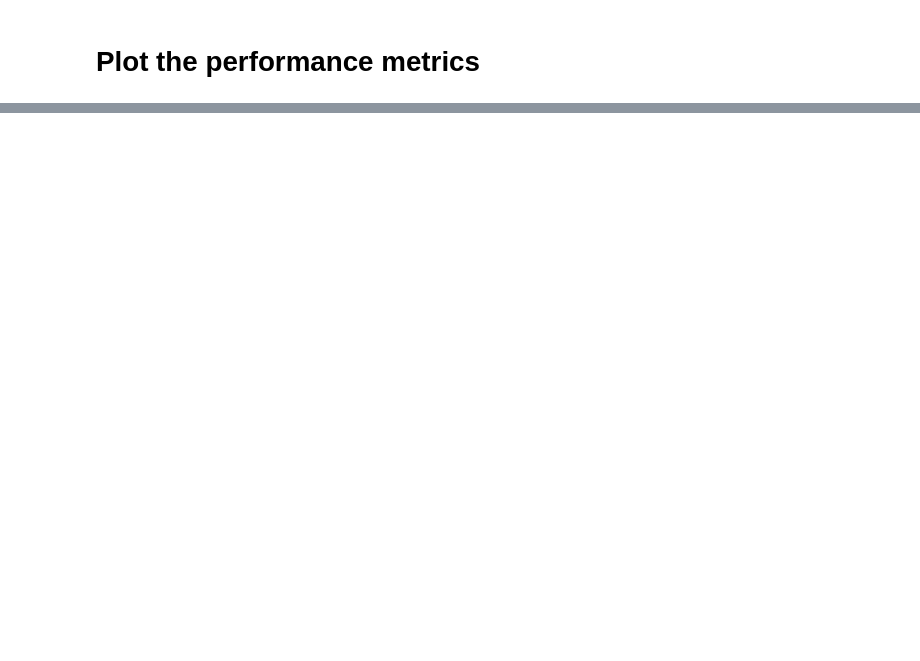
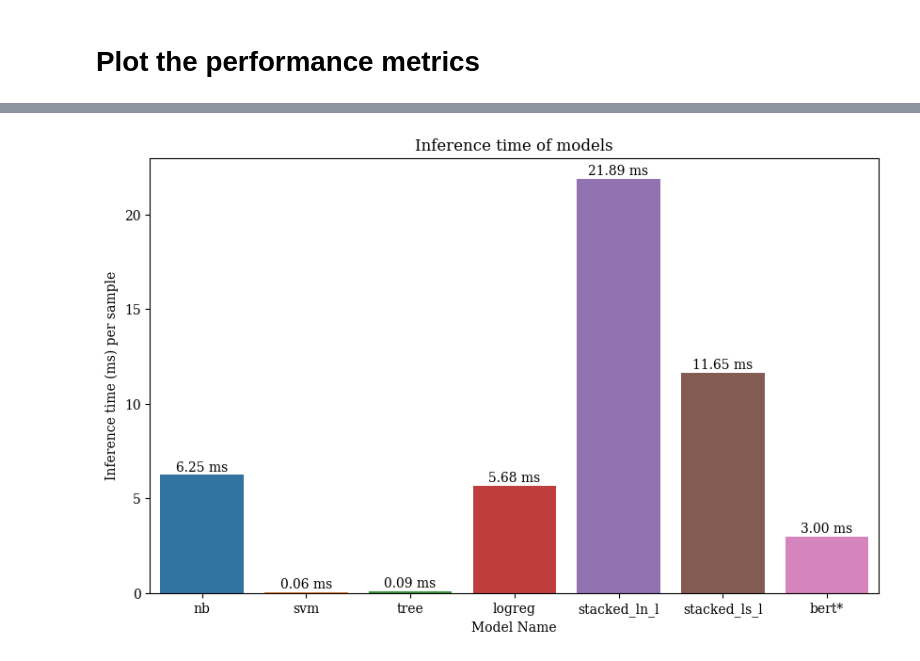
Before and after one commit to CeleritasML/sommelier-app, a Jupyter notebook: notebooks/stacking.ipynb, the cells around one changed output, grey strips where cells are left out. Cells and saved outputs as stored; diff of their text form; code cells hidden in the pictures; blank space fills up the shorter version.

```diff
--- a/notebooks/stacking.ipynb
+++ b/notebooks/stacking.ipynb
@@ -573,0 +594,22 @@ plot_metric(
+# %%
+import time
+
+
+def profile_infer(model, vectorizer, texts):
+    """Profile inference time of model on texts"""
+    start_time = time.time()
+    for text in texts:
+        vector = vectorizer.transform([text])
+        model.predict(vector)
+    end_time = time.time()
+    return (end_time - start_time) / len(texts) * 1000
+# %%
+infer_times = {}
+
+for model_name in ["nb", "svm", "tree", "logreg", "stacked_ln_l", "stacked_ls_l"]:
+    model = model_summary[model_name]
+    infer_times[model_name] = profile_infer(
+        model, vectorizer, data["test"]["keywords"][:1000]
+    )
+    print(f"{model_name} inference time: {infer_times[model_name]:.2f} ms")
+infer_times["bert*"] = 3.0
@@ -573,0 +633,14 @@ plot_metric(
+# %%
+fig, ax = plt.subplots(figsize=(10, 6))
+sns.barplot(x=list(infer_times.keys()), y=list(infer_times.values()), ax=ax)
+
+# Add values on top of bars
+for i, v in enumerate(infer_times.values()):
+    ax.text(i, v + 0.2, f"{v:.2f} ms", ha="center")
+
+ax.set_title("Inference time of models")
+ax.set_ylabel("Inference time (ms) per sample")
+ax.set_xlabel("Model Name")
+fig.savefig("../img/inference_time.png")
+# %% [output]
+[figure, added]
```
Also changed, not shown: parts of 33 cells of this notebook, 20 other files.
